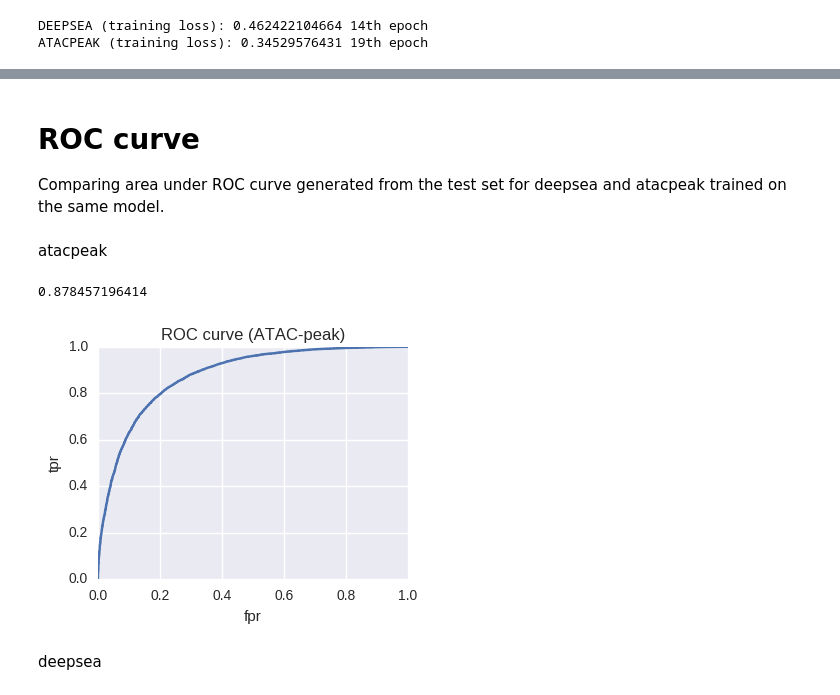
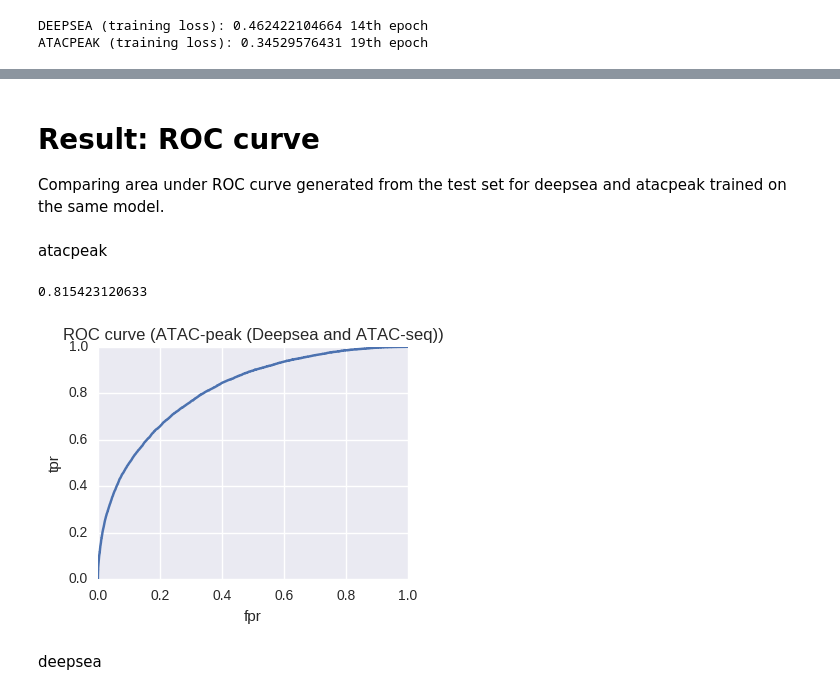
Before and after one commit to hiranumn/ATAC_peak, a Jupyter notebook: ATAC peak implementation (and comparison vs DeepSEA).ipynb, the cells around one changed output, grey strips where cells are left out. Cells and saved outputs as stored; diff of their text form; code cells hidden in the pictures.

```diff
--- a/ATAC peak implementation (and comparison vs DeepSEA).ipynb
+++ b/ATAC peak implementation (and comparison vs DeepSEA).ipynb
@@ -309,11 +414,15 @@ ATACPEAK (training loss): 0.34529576431 19th epoch
 # %% [markdown]
-# ROC curve
+# Result: ROC curve
 
 Comparing area under ROC curve generated from the test set for deepsea and atacpeak trained on the same model.
+# %%
+test_X2 = np.load("./traindata-multitask/testx.npy")
+test_X = np.load("./traindata-multitask/testx-wo-atac.npy")
+test_Y = np.load("./traindata-multitask/testy.npy")
 # %% [markdown]
 atacpeak
 # %%
-model1 = load_model("model/atacpeak-07.hdf5")
+model1 = load_model("model/atac-multi-05.hdf5")
 # %%
 # make a prediction
-prediction = model1.predict(test_X2)
+prediction1 = model1.predict(test_X2)
@@ -322,13 +429,15 @@ fpr, tpr, _ = roc_curve(test_Y, prediction)
 # %%
+index = 5
+fpr, tpr, _ = roc_curve(test_Y[:,index], prediction1[:,index])
 plt.figure(figsize=(4,3))
 plt.plot(fpr, tpr)
 plt.xlabel("fpr")
 plt.ylabel("tpr")
-plt.title("ROC curve (ATAC-peak)")
-print roc_auc_score(test_Y, prediction)
+plt.title("ROC curve (ATAC-peak (Deepsea and ATAC-seq))")
+print roc_auc_score(test_Y[:,index], prediction1[:,index])
 # %% [output]
-0.878457196414
+0.815423120633
-[figure, old version]
+[figure, new version]
 # %% [markdown]
 deepsea
 # %%
```
Also changed, not shown: parts of 59 cells of this notebook, 3 other files.
